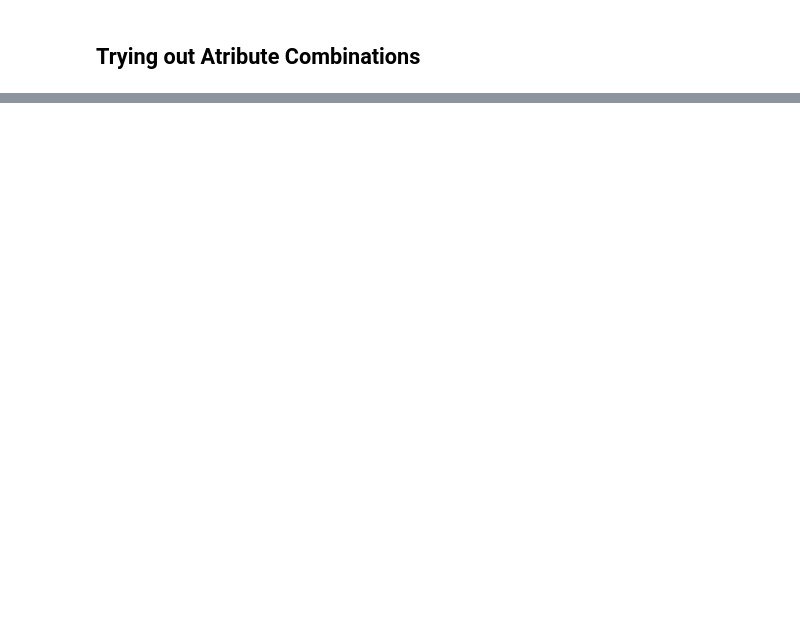
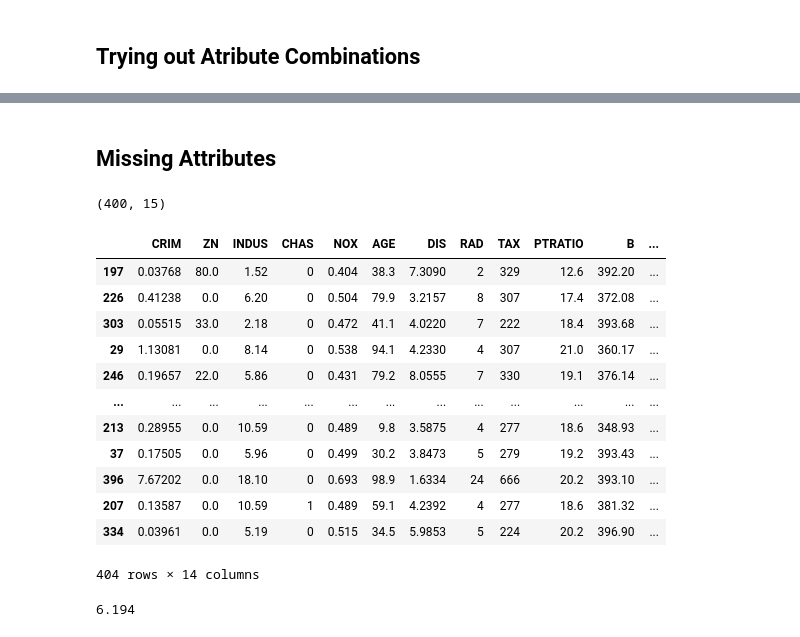
Before and after one commit to Arp1it/learning-ai, a Jupyter notebook: mlproject/mlfirstproj.ipynb, the cells around one changed output, grey strips where cells are left out. Saved outputs shown, nothing was run; the diff lists cells and outputs as text; code cells hidden in the pictures; blank space fills up the shorter version.

```diff
--- a/mlproject/mlfirstproj.ipynb
+++ b/mlproject/mlfirstproj.ipynb
@@ -299,0 +302,2 @@ housing.plot(kind="scatter", x="TAXRM", y="MEDV", alpha=0.8)
+# %% [markdown]
+## Missing Attributes
@@ -299,0 +309,23 @@ housing.plot(kind="scatter", x="TAXRM", y="MEDV", alpha=0.8)
+# %%
+a = housing.dropna(subset=["RM"]) # Option 1
+a.shape
+# Note that the original housing dataframe will remain unchanged
+# %% [output]
+(400, 15)
+# %%
+housing.drop("RM", axis=1) #Option 2
+# Note that there is no RM column and aslo note that the original housing dataframe will remain unchanged
+# %% [output]
+|  | CRIM | ZN | INDUS | CHAS | NOX | AGE | DIS | RAD | TAX | PTRATIO | B | ... |
+| 197 | 0.03768 | 80.0 | 1.52 | 0 | 0.404 | 38.3 | 7.3090 | 2 | 329 | 12.6 | 392.20 | ... |
+| 226 | 0.41238 | 0.0 | 6.20 | 0 | 0.504 | 79.9 | 3.2157 | 8 | 307 | 17.4 | 372.08 | ... |
+| 303 | 0.05515 | 33.0 | 2.18 | 0 | 0.472 | 41.1 | 4.0220 | 7 | 222 | 18.4 | 393.68 | ... |
+| 29 | 1.13081 | 0.0 | 8.14 | 0 | 0.538 | 94.1 | 4.2330 | 4 | 307 | 21.0 | 360.17 | ... |
+| 246 | 0.19657 | 22.0 | 5.86 | 0 | 0.431 | 79.2 | 8.0555 | 7 | 330 | 19.1 | 376.14 | ... |
+| ... | ... | ... | ... | ... | ... | ... | ... | ... | ... | ... | ... | ... |
+| 213 | 0.28955 | 0.0 | 10.59 | 0 | 0.489 | 9.8 | 3.5875 | 4 | 277 | 18.6 | 348.93 | ... |
+| 37 | 0.17505 | 0.0 | 5.96 | 0 | 0.499 | 30.2 | 3.8473 | 5 | 279 | 19.2 | 393.43 | ... |
+| 396 | 7.67202 | 0.0 | 18.10 | 0 | 0.693 | 98.9 | 1.6334 | 24 | 666 | 20.2 | 393.10 | ... |
+| 207 | 0.13587 | 0.0 | 10.59 | 1 | 0.489 | 59.1 | 4.2392 | 4 | 277 | 18.6 | 381.32 | ... |
+| 334 | 0.03961 | 0.0 | 5.19 | 0 | 0.515 | 34.5 | 5.9853 | 5 | 224 | 20.2 | 396.90 | ... |
+404 rows × 14 columns
@@ -299,0 +334,4 @@ housing.plot(kind="scatter", x="TAXRM", y="MEDV", alpha=0.8)
+# %%
+median
+# %% [output]
+6.194
```
Also changed, not shown: parts of 34 cells of this notebook, 1 other file.
